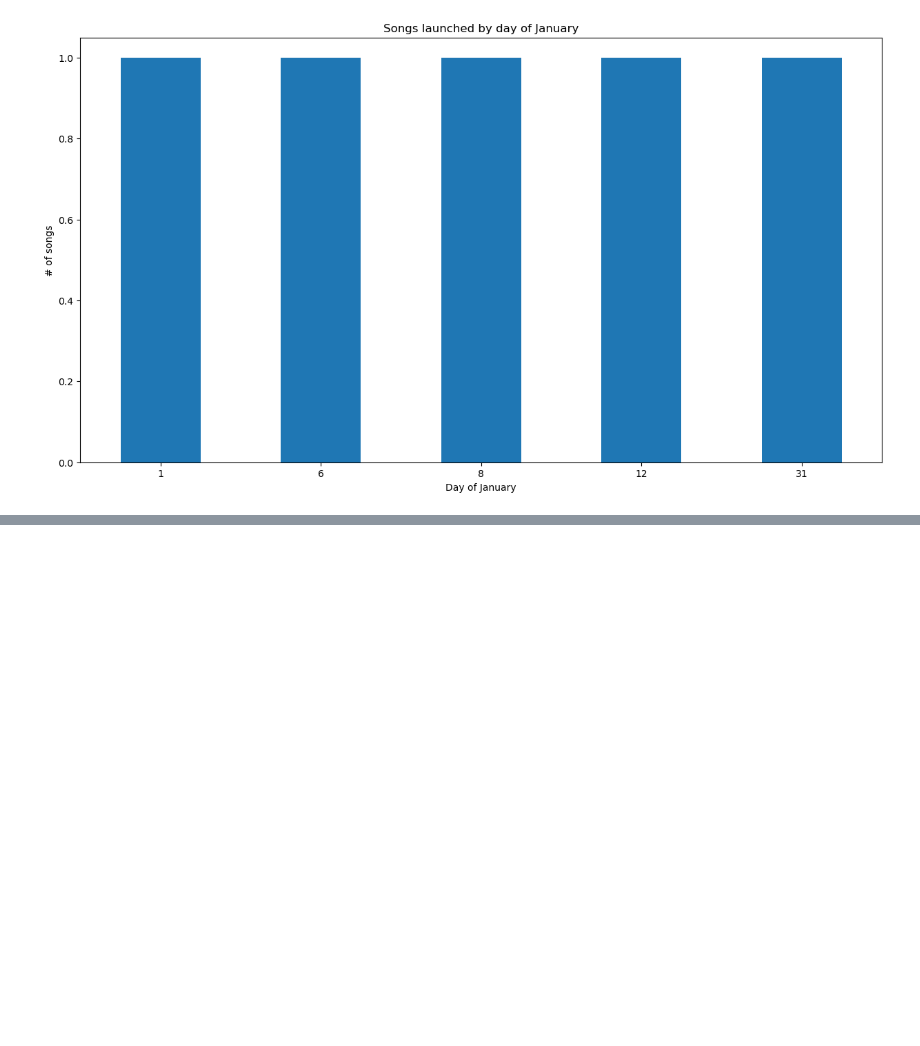
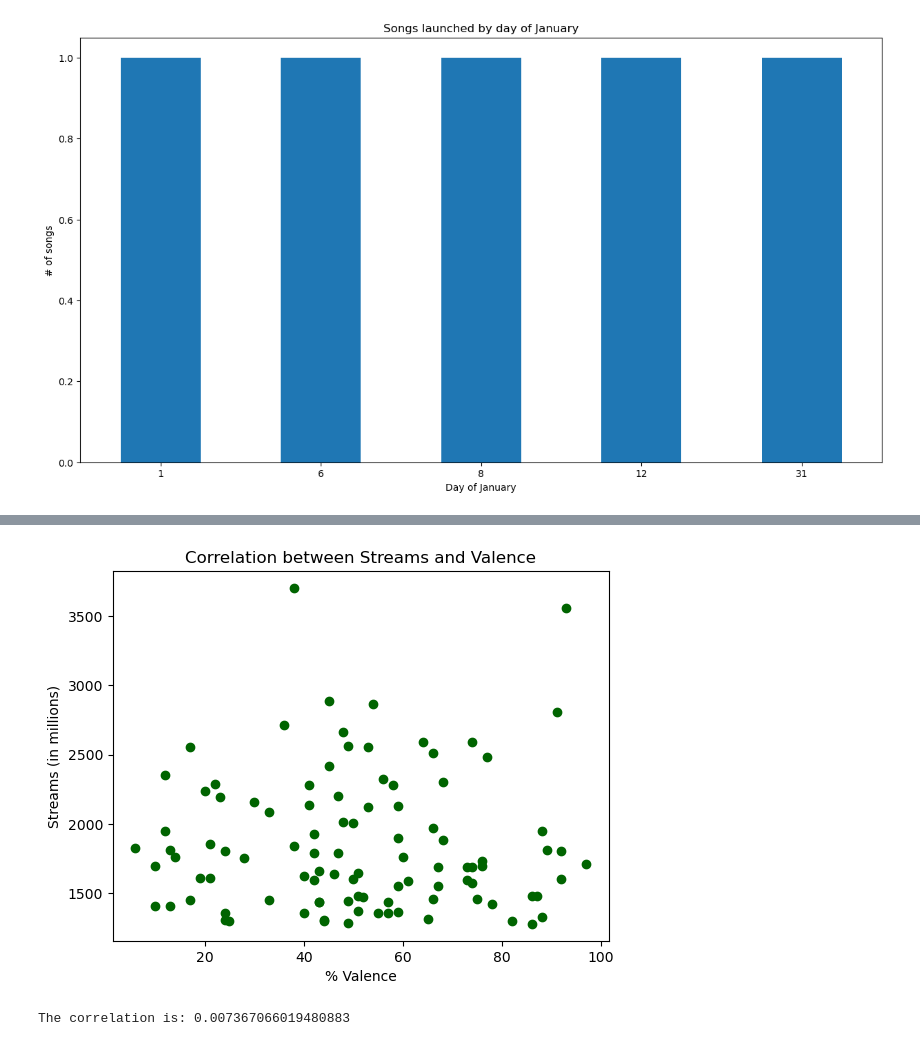
Before and after one commit to luisrodriguezror/project1, a Jupyter notebook: Final_Code.ipynb, the cells around one changed output, grey strips where cells are left out. Saved outputs shown, nothing was run; the diff lists cells and outputs as text; code cells hidden in the pictures; blank space fills up the shorter version.

```diff
--- a/Final_Code.ipynb
+++ b/Final_Code.ipynb
@@ -412,0 +451,14 @@ plt.show()
+# %%
+plt.scatter(top100_streams_df["valence_%"],top100_streams_df["streams mil"],color='darkgreen')
+plt.xlabel('% Valence')
+plt.ylabel('Streams (in millions)')
+plt.title('Correlation between Streams and Valence')
+
+plt.show()
+
+coef_corr = top100_streams_df["valence_%"].corr(top100_streams_df["streams mil"])
+
+print("The correlation is:", coef_corr)
+# %% [output]
+[figure, added]
+The correlation is: 0.007367066019480883
```
Also changed, not shown: parts of 15 cells of this notebook.
